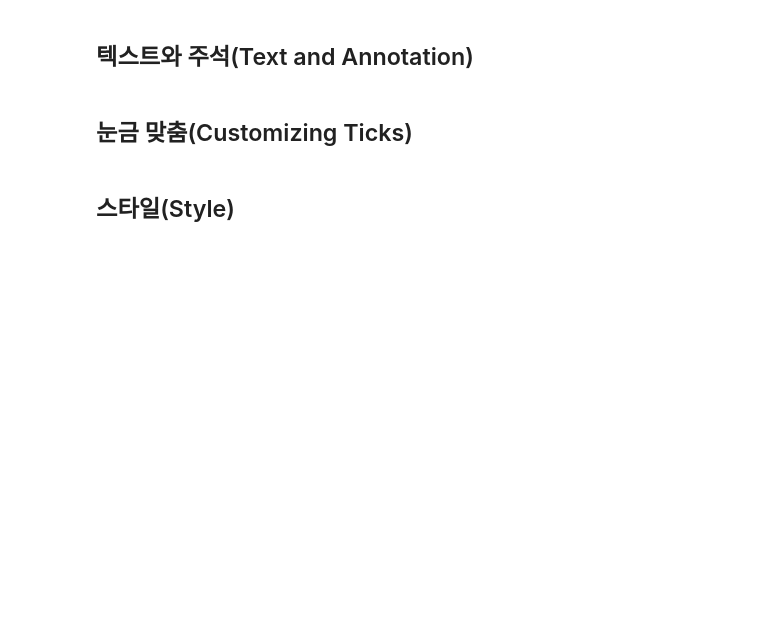
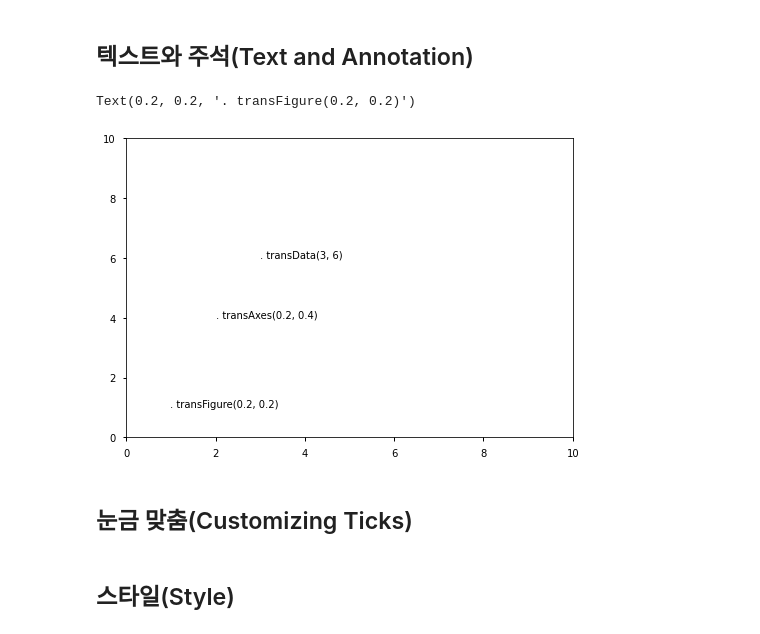
Before and after one commit to minpeter/study, a Jupyter notebook: ColabWorkspace/Matplotlib 한번에 제대로 배우기.ipynb, the cells around one changed output. Drawn from its saved outputs; the diff is of its cells as text; code cells hidden in the pictures; blank space fills up the shorter version.

```diff
--- a/ColabWorkspace/Matplotlib 한번에 제대로 배우기.ipynb
+++ b/ColabWorkspace/Matplotlib 한번에 제대로 배우기.ipynb
@@ -232,5 +251,14 @@ plt.legend(framealpha=1, frameon=True, loc='upper right')
 # %% [markdown]
 ## 텍스트와 주석(Text and Annotation)
+# %%
+fig, ax = plt.subplots()
+ax.axis([0, 10, 0, 10])
+ax.text(3, 6, ". transData(3, 6)", transform=ax.transData)
+ax.text(0.2, 0.4, ". transAxes(0.2, 0.4)", transform=ax.transAxes)
+ax.text(0.2, 0.2, ". transFigure(0.2, 0.2)", transform=fig.transFigure)
+# %% [output]
+Text(0.2, 0.2, '. transFigure(0.2, 0.2)')
+[figure, added]
 # %% [markdown]
 ## 눈금 맞춤(Customizing Ticks)
 # %% [markdown]
```
Also changed, not shown: parts of 21 cells of this notebook, 2 other files.
